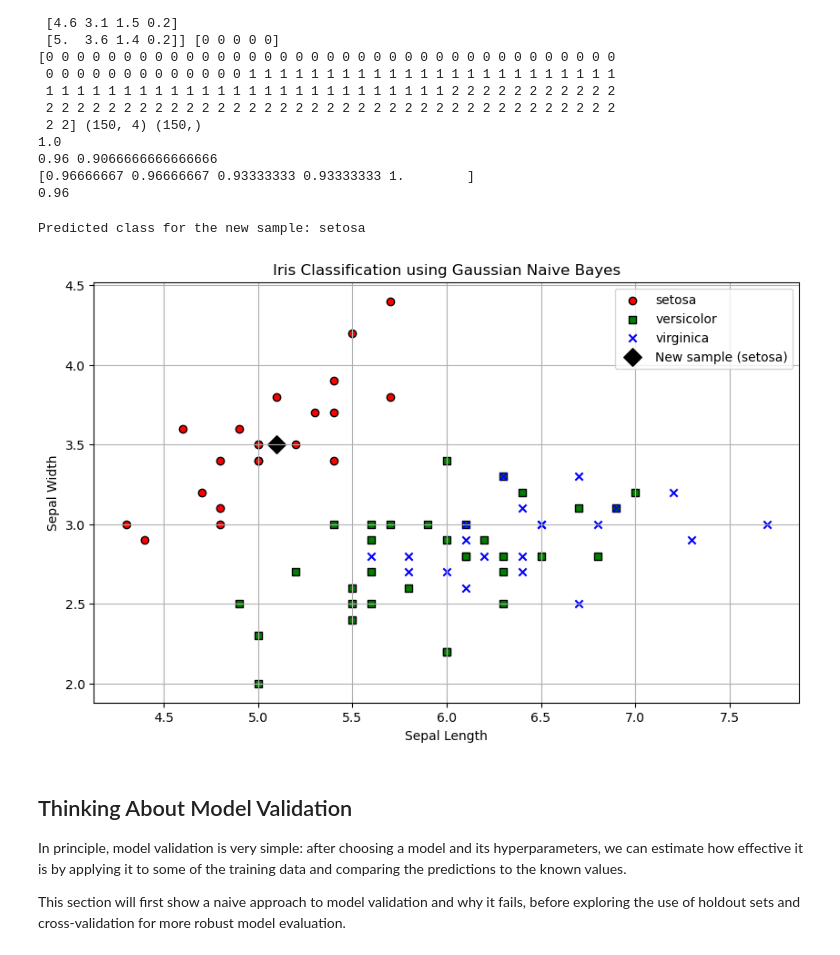
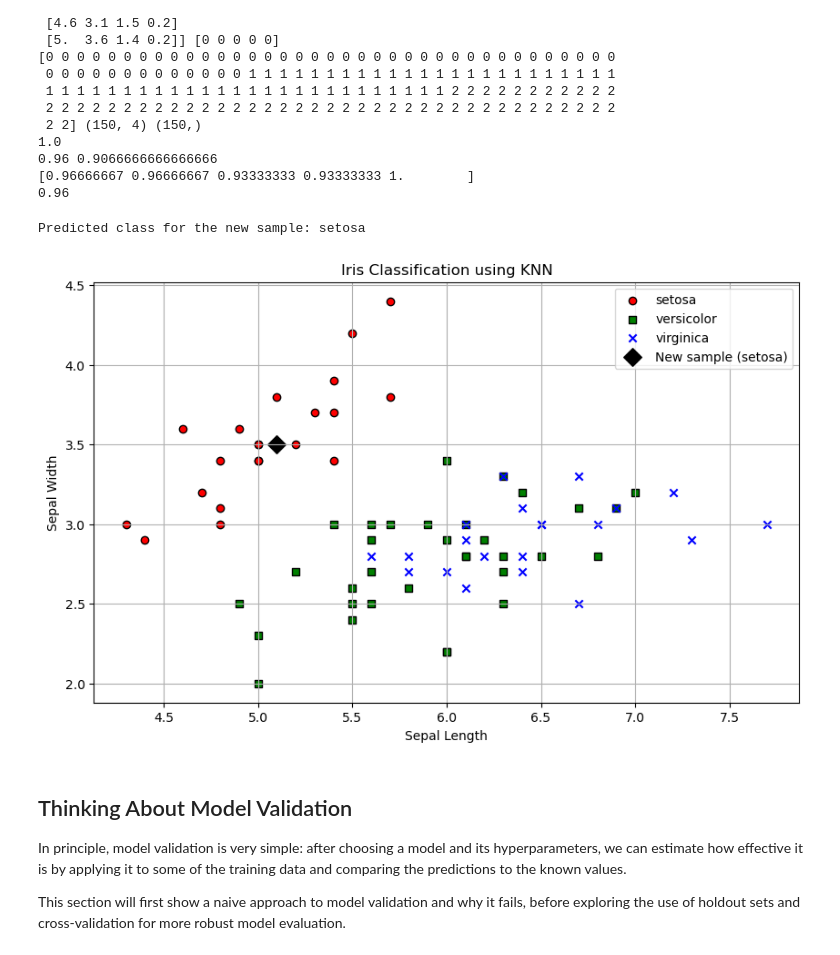
Before and after one commit to masumahmedeesa/Python-Programming-and-Basic-Data-Science, a Jupyter notebook: 19. Hyperparameters-and-Model-Validation.ipynb, the cells around one changed output. Cells and saved outputs as stored; diff of their text form; code cells hidden in the pictures.

```diff
--- a/19. Hyperparameters-and-Model-Validation.ipynb
+++ b/19. Hyperparameters-and-Model-Validation.ipynb
@@ -228,35 +228,35 @@ def plot_iris(X, y, new_sample=None, new_sample_class=None):
 
     # Define markers and colors for each class
     markers = ['o', 's', 'x']
     colors = ['red', 'green', 'blue']
     labels = iris.target_names
 
     # Plot the test data with predictions
     for idx, (marker, color) in enumerate(zip(markers, colors)):
         plt.scatter(X_test[y_pred == idx, 0], X_test[y_pred == idx, 1],
                     marker=marker, color=color, label=labels[idx], edgecolor='k')
 
     # If there's a new sample, plot it
     if new_sample is not None:
         plt.scatter(new_sample[0][0], new_sample[0][1],
                     color='black', label=f"New sample ({iris.target_names[new_sample_class][0]})",
                     s=100, marker='D', edgecolor='k')
 
-    plt.title('Iris Classification using Gaussian Naive Bayes')
+    plt.title('Iris Classification using KNN')
     plt.xlabel('Sepal Length')
     plt.ylabel('Sepal Width')
     plt.legend(loc='upper right')
     plt.grid(True)
     plt.show()
 
 # Extract the first two features (sepal length and sepal width) for plotting
 X_test_2D = X_test[:, :2]  # Only take the first two features
 
 # Call the plotting function and include the new sample
 plot_iris(X_test_2D, y_test, new_sample=new_sample, new_sample_class=predicted_class)
 # %% [output]
 Predicted class for the new sample: setosa
-[figure, old version]
+[figure, new version]
 # %% [markdown]
 ## Thinking About Model Validation
 
```
Also changed, not shown: 1 other file.
